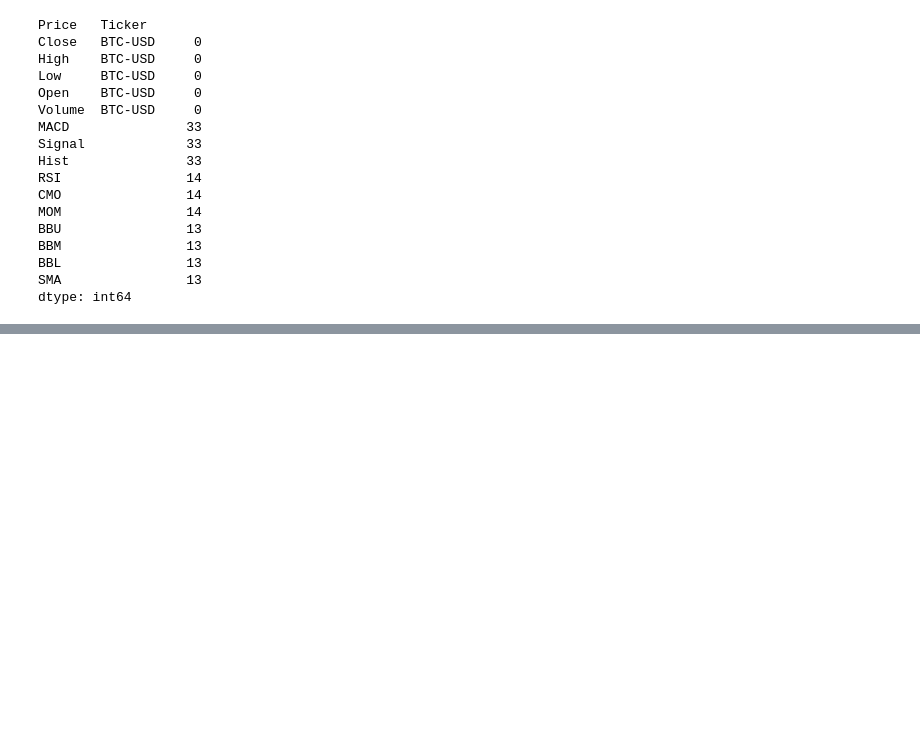
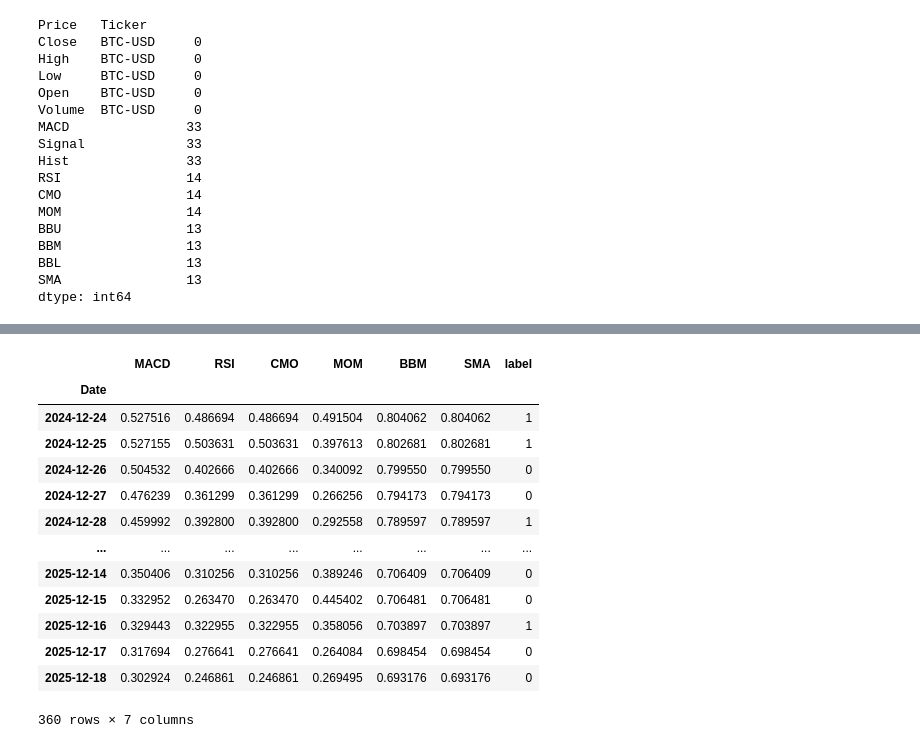
Before and after one commit to IdrissaIyamuremye/emlakjet, a Jupyter notebook: app.ipynb, the cells around one changed output, grey strips where cells are left out. Saved outputs shown, nothing was run; the diff lists cells and outputs as text; code cells hidden in the pictures; blank space fills up the shorter version.

```diff
--- a/app.ipynb
+++ b/app.ipynb
@@ -203,6 +219,15 @@ Name: label, Length: 1049, dtype: object
 # %%
-df =df[["MACD", "RSI", "CMO","MOM", "BBM", "SMA", "label"]].copy()
-data_train, data_test  = df.loc[:"2024-12-31", :], df.loc["2025-01-01":, :]
-data_train_x, data_train_y = data_train.loc[:, :"SMA"], data_train.loc[:, "label"]
-data_train_y = np.where(data_train_y=="up", 1, 0)
-data_train_y
+features = ["MACD", "RSI", "CMO","MOM", "BBM", "SMA"]
+
+label = "label"
+df_input = df[features].copy()
+df_output = df[label].copy()
+
+#Transform dataset
+scaler = MinMaxScaler()
+df_input[features] = scaler.fit_transform(df_input)
+df_output = pd.DataFrame(np.where(df_output== "up", 1, 0), columns=["label"], index=df_output.index)
+
+#Training data
+data_train_x, data_train_y = df_input.loc[:"2024-12-31", :], df_output.loc[:"2024-12-31", :]
+data_test_x, data_test_y = df_input.loc["2024-12-25":, :], df_output.loc["2024-12-25":, :]
@@ -239,0 +251,18 @@ X_train, y_train = data_find(data_train_x.values, data_train_y.values)
+# %%
+df_transformed = pd.concat([df_input, df_output], axis=1)
+df_transformed.tail(360)
+# %% [output]
+|  | MACD | RSI | CMO | MOM | BBM | SMA | label |
+| Date |  |  |  |  |  |  |  |
+| 2024-12-24 | 0.527516 | 0.486694 | 0.486694 | 0.491504 | 0.804062 | 0.804062 | 1 |
+| 2024-12-25 | 0.527155 | 0.503631 | 0.503631 | 0.397613 | 0.802681 | 0.802681 | 1 |
+| 2024-12-26 | 0.504532 | 0.402666 | 0.402666 | 0.340092 | 0.799550 | 0.799550 | 0 |
+| 2024-12-27 | 0.476239 | 0.361299 | 0.361299 | 0.266256 | 0.794173 | 0.794173 | 0 |
+| 2024-12-28 | 0.459992 | 0.392800 | 0.392800 | 0.292558 | 0.789597 | 0.789597 | 1 |
+| ... | ... | ... | ... | ... | ... | ... | ... |
+| 2025-12-14 | 0.350406 | 0.310256 | 0.310256 | 0.389246 | 0.706409 | 0.706409 | 0 |
+| 2025-12-15 | 0.332952 | 0.263470 | 0.263470 | 0.445402 | 0.706481 | 0.706481 | 0 |
+| 2025-12-16 | 0.329443 | 0.322955 | 0.322955 | 0.358056 | 0.703897 | 0.703897 | 1 |
+| 2025-12-17 | 0.317694 | 0.276641 | 0.276641 | 0.264084 | 0.698454 | 0.698454 | 0 |
+| 2025-12-18 | 0.302924 | 0.246861 | 0.246861 | 0.269495 | 0.693176 | 0.693176 | 0 |
+360 rows × 7 columns
```
Also changed, not shown: parts of 20 cells of this notebook, 4 other files.
